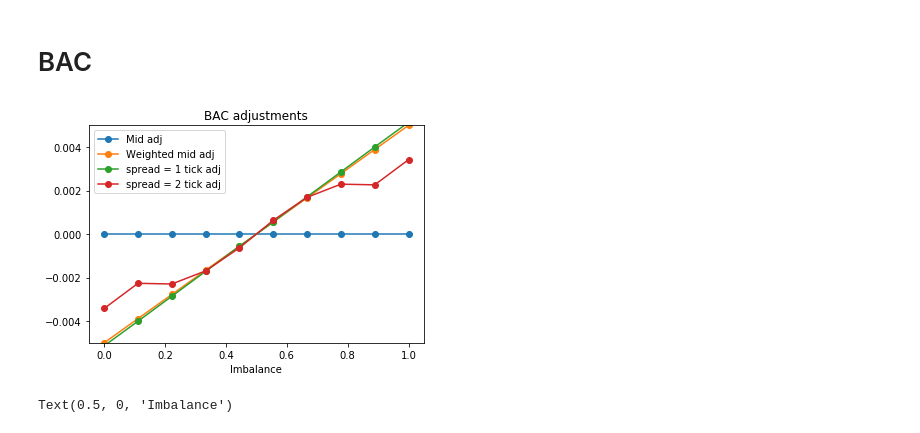
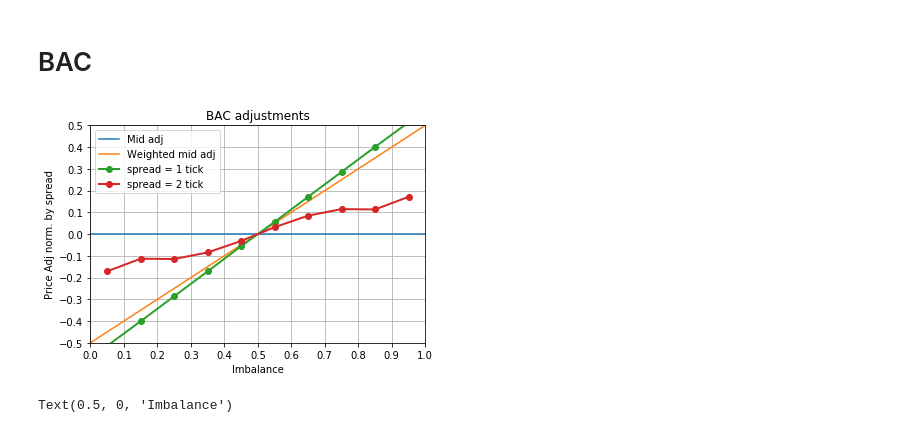
Before and after one commit to sstoikov/microprice, a Jupyter notebook: Microprice - Big Data Conference.ipynb, the cells around one changed output. Cells and saved outputs as stored; diff of their text form; code cells hidden in the pictures.

Commit message:
Fix errors in price plot and refactor code.
wmid only correct for 1tick, not 2tick etc. Normalize Price adj by spread to correct this. Fix incorrect bucket x-points.

```diff
--- a/Microprice - Big Data Conference.ipynb
+++ b/Microprice - Big Data Conference.ipynb
@@ -303,19 +303,3 @@ def estimate(T):
     Q2 = Q.copy()
 
     return G1, B, Q, Q2, R1, R2, K
-# %%
-def plot_Gstar(ticker,G1,B,T):
-    G2=np.dot(B,G1)+G1
-    G3=G2+np.dot(np.dot(B,B),G1)
-    G4=G3+np.dot(np.dot(np.dot(B,B),B),G1)
-    G5=G4+np.dot(np.dot(np.dot(np.dot(B,B),B),B),G1)
-    G6=G5+np.dot(np.dot(np.dot(np.dot(np.dot(B,B),B),B),B),G1)
-    plt.plot(imb,np.linspace(-0.005,0.005,n_imb)*0,label='Mid adj',marker='o')
-    plt.plot(imb,np.linspace(-0.005,0.005,n_imb),label='Weighted mid adj',marker='o')
-    for i in range(0,n_spread):
-        plt.plot(imb,G6[(0+i*n_imb):(n_imb+i*n_imb)],label="spread = "+str(i+1)+" tick adj",marker='o')
-    plt.ylim(-0.005,0.005)
-    plt.legend(loc='upper left')
-    plt.title(ticker+' adjustments')
-    plt.xlabel('Imbalance')
-    return G6
@@ -335,7 +376,7 @@ ticksize = misc['ticksize']
 # %%
-imb=np.linspace(0,1,n_imb)
-G1,B,Q,Q2,R1,R2,K=estimate(T)
-G6=plot_Gstar(ticker,G1,B,T)
+G1, B, Q, Q2, R1, R2, K = estimate(T)
+Gstar, Bstar = calc_price_adj(G1, B, order='stationary')
+plot_Gstar(ticker, Gstar, misc)
 # %% [output]
-[figure, old version]
+[figure, new version]
 # %%
```
Also changed, not shown: parts of 6 cells of this notebook.
